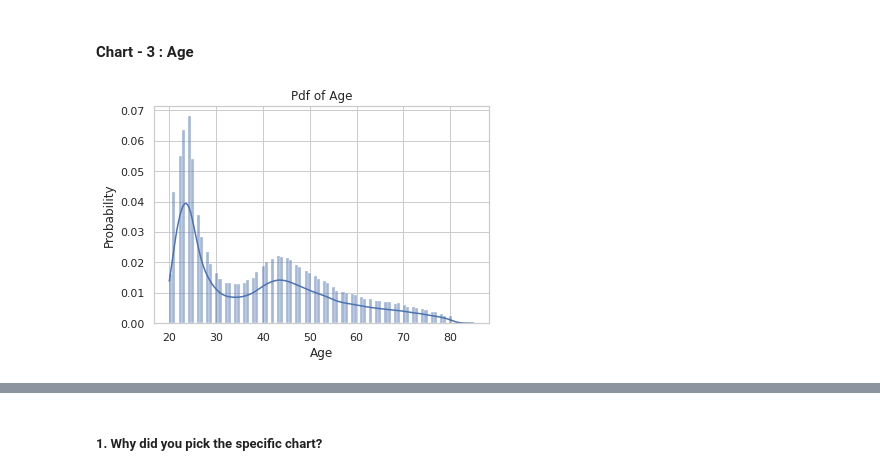
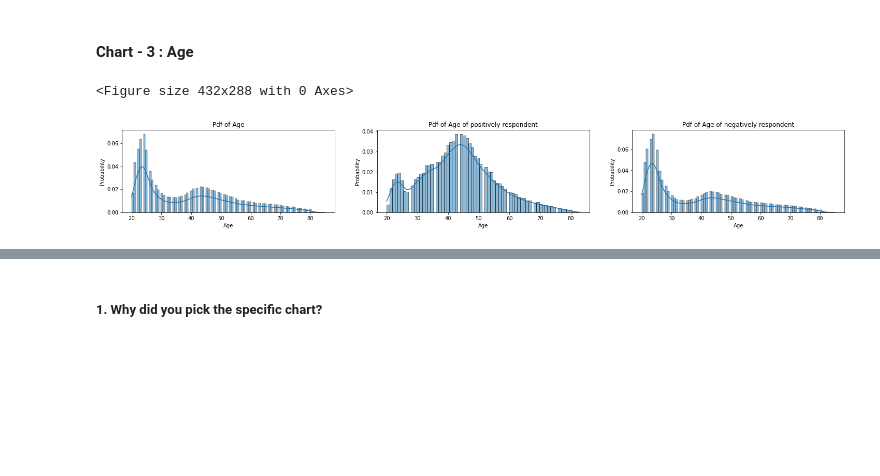
Before and after one commit to ad709kr/Health-insurance-cross-sell-prediction, a Jupyter notebook: Heath_Insurance_cross_sell_prediction.ipynb, the cells around one changed output, grey strips where cells are left out. Cells and saved outputs as stored; diff of their text form; code cells hidden in the pictures; blank space fills up the shorter version.

```diff
--- a/Heath_Insurance_cross_sell_prediction.ipynb
+++ b/Heath_Insurance_cross_sell_prediction.ipynb
@@ -304,8 +304,21 @@ Are there any insights that lead to negative growth? Justify with specific reaso
 # %%
 # Chart - 3 visualization code
 def histplot(data,col,title):
   sns.histplot(x = data[col],kde =True, stat='probability',palette='tab10')
   plt.title(title)
+data_yes = data[data['Response']==1]
+data_no = data[data['Response']==0]
+
+plt.figure(1)
+plt.figure(figsize=(25,10))
+plt.subplot(331)
 histplot(data,'Age','Pdf of Age')
+
+plt.subplot(332)
+histplot(data_yes,'Age','Pdf of Age of positively respondent')
+
+plt.subplot(333)
+histplot(data_no,'Age','Pdf of Age of negatively respondent')
 # %% [output]
+<Figure size 432x288 with 0 Axes>
-[figure, old version]
+[figure, new version]
```
Also changed, not shown: parts of 53 cells of this notebook.
